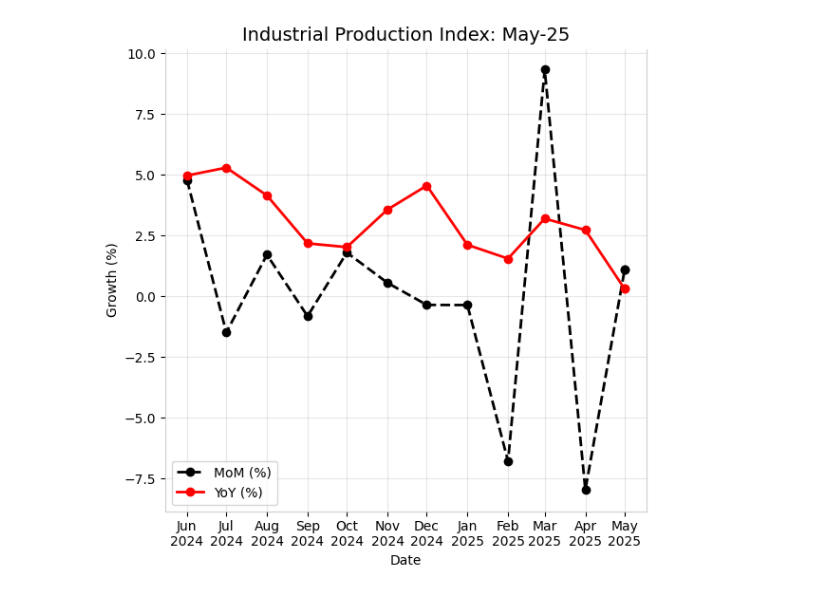
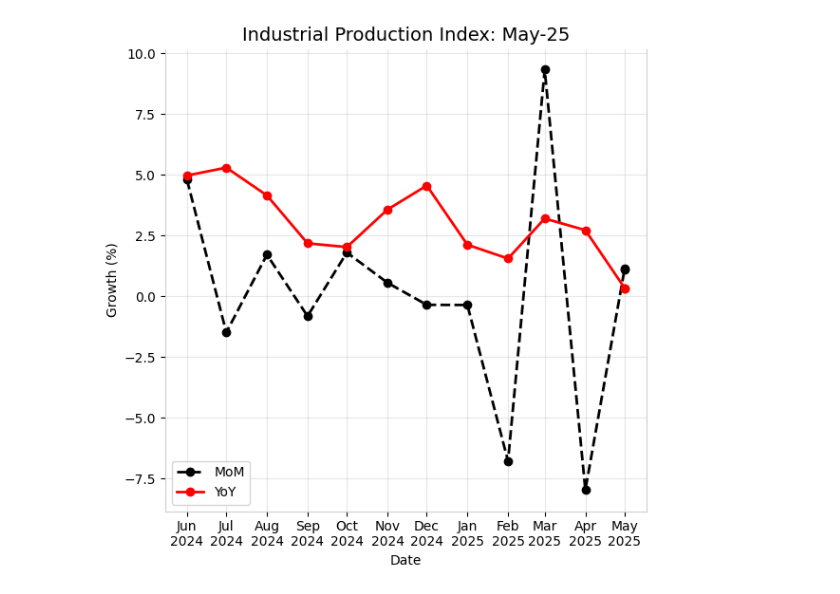
Before and after one commit to MattCodeLab/EDA-matt, a Jupyter notebook: eda-industrial-production.ipynb, the cells around one changed output. Cells and saved outputs as stored; diff of their text form; code cells hidden in the pictures.

```diff
--- a/eda-industrial-production.ipynb
+++ b/eda-industrial-production.ipynb
@@ -19,3 +6,6 @@ ipi = read_parquet_by_name('IPI')
+# %%
+
+ipi = matt.read_parquet_by_name('IPI')
 # %%
 # Impute new data
 # Add new data for 2025-05-01
@@ -27,70 +17,13 @@ new_rows = pd.DataFrame([
 ])
 ipi = pd.concat([ipi, new_rows], ignore_index=True)
 # %%
-# Filter the data
-ipi_mom = ipi[ipi['series'] == 'growth_mom']
-ipi_yoy = ipi[ipi['series'] == 'growth_yoy']
-ipi_abs = ipi[ipi['series'] == 'abs']
+ipi_mom = matt.filter_columns(ipi, 'series', 'growth_mom')
+ipi_yoy = matt.filter_columns(ipi, 'series', 'growth_yoy')
+ipi_abs = matt.filter_columns(ipi, 'series', 'abs')
-# %%
-# Filter to the past 12 months
-ipi_mom_12 = ipi_mom.sort_values('date').tail(13)
-ipi_yoy_12 = ipi_yoy.sort_values('date').tail(13)
-
-fig, ax = plt.subplots(figsize=(6, 6))
-
-# Plot MoM
-ax.plot(
-    ipi_mom_12['date'],
-    ipi_mom_12['index'],
-    color='black',
-    marker='o',
-    linestyle='--',
-    linewidth=2,
-    label='MoM (%)'
-)
-
-# Plot YoY
-ax.plot(
-    ipi_yoy_12['date'],
-    ipi_yoy_12['index'],
-    color='red',
-    marker='o',
-    linestyle='-',
-    linewidth=2,
-    label='YoY (%)'
-)
-
-# Set axis labels
-ax.set_ylabel('Growth (%)', color='black')
-ax.set_xlabel('Date', color='black')
-
-# Set title
-ax.set_title('Industrial Production Index: May-25', fontsize=14)
-
-# Set spines color
-for spine in ax.spines.values():
-    spine.set_edgecolor('#cecece')
-ax.spines['top'].set_color('white')
-
-# Set tick params color
-ax.tick_params(axis='x', colors='black')
-ax.tick_params(axis='y', colors='black')
-
-# Add grid
-ax.grid(True, which='major', axis='both', alpha=0.3)
-
-# Add legend
-ax.legend(loc='lower left')
-
-# Set x-axis major locator to MonthLocator and formatter to show abbreviated month and year
-ax.xaxis.set_major_locator(mdates.MonthLocator())
-ax.xaxis.set_major_formatter(mdates.DateFormatter('%b\n%Y'))
-
-# Ensure the x-axis ticks and labels are visible and not overlapping
-plt.setp(ax.xaxis.get_majorticklabels(), rotation=0, ha='center')
-plt.setp(ax.xaxis.get_minorticklabels(), rotation=0, ha='center', fontsize=10, color='black')
-
-plt.tight_layout()
-plt.show()
-# %% [output]
-[figure, removed]
+# %%
+ipi_mom_12 = matt.filter_tail(ipi_mom, 'date', 13)
+ipi_yoy_12 = matt.filter_tail(ipi_yoy, 'date', 13)
+# %%
+matt.plot_two_lines(ipi_mom_12, 'date', 'index', 'MoM', ipi_yoy_12, 'date', 'index', 'YoY')
+# %% [output]
+[figure, added]
```
Also changed, not shown: parts of 2 cells of this notebook, 6 other files.
